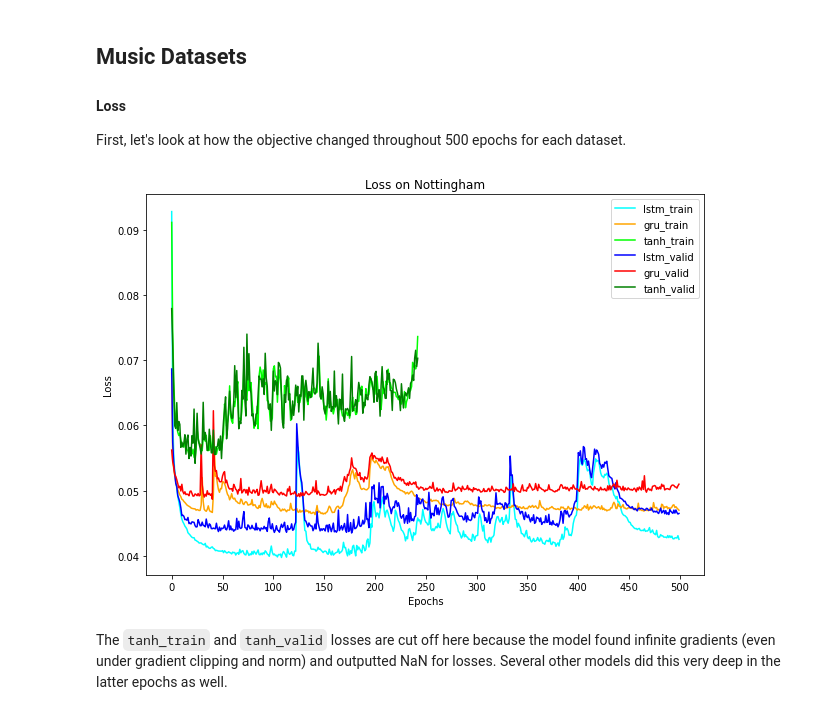
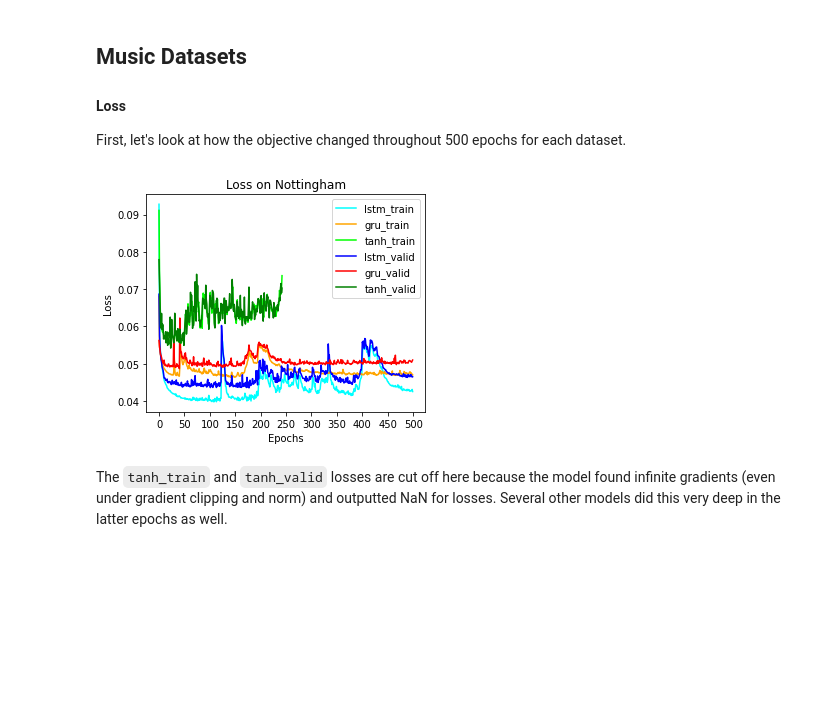
Before and after one commit to 395t/coding-assignment-week-6-seq-1, a Jupyter notebook: notebooks/chung/training_objective_plots.ipynb, the cells around one changed output. Saved outputs shown, nothing was run; the diff lists cells and outputs as text; code cells hidden in the pictures; blank space fills up the shorter version.

Commit message:
Making plots smaller

```diff
--- a/notebooks/chung/training_objective_plots.ipynb
+++ b/notebooks/chung/training_objective_plots.ipynb
@@ -104,9 +104,9 @@ def plot_metric(dataset_name, states, figsize, subset=None, save=False):
 
 First, let's look at how the objective changed throughout 500 epochs for each dataset.
 # %%
-plot_loss("nott", states, (10, 7), save=True)
+plot_loss("nott", states, (5, 4), save=True)
 # %% [output]
-[figure, old version]
+[figure, new version]
 # %% [markdown]
 The `tanh_train` and `tanh_valid` losses are cut off here because the model found infinite gradients (even under gradient clipping and norm) and outputted NaN for losses. Several other models did this very deep in the latter epochs as well.
 # %%
```
Also changed, not shown: parts of 1 cell of this notebook, 17 other files.
